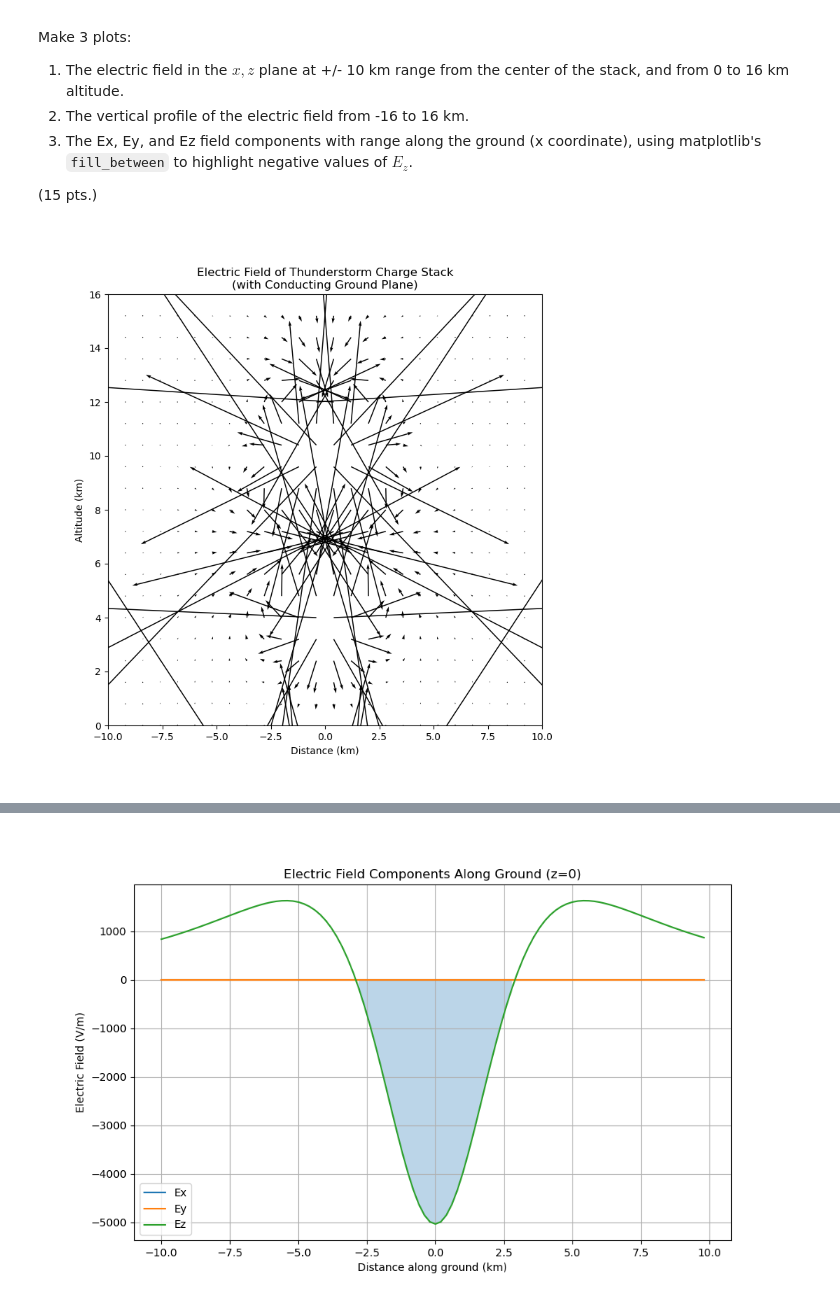
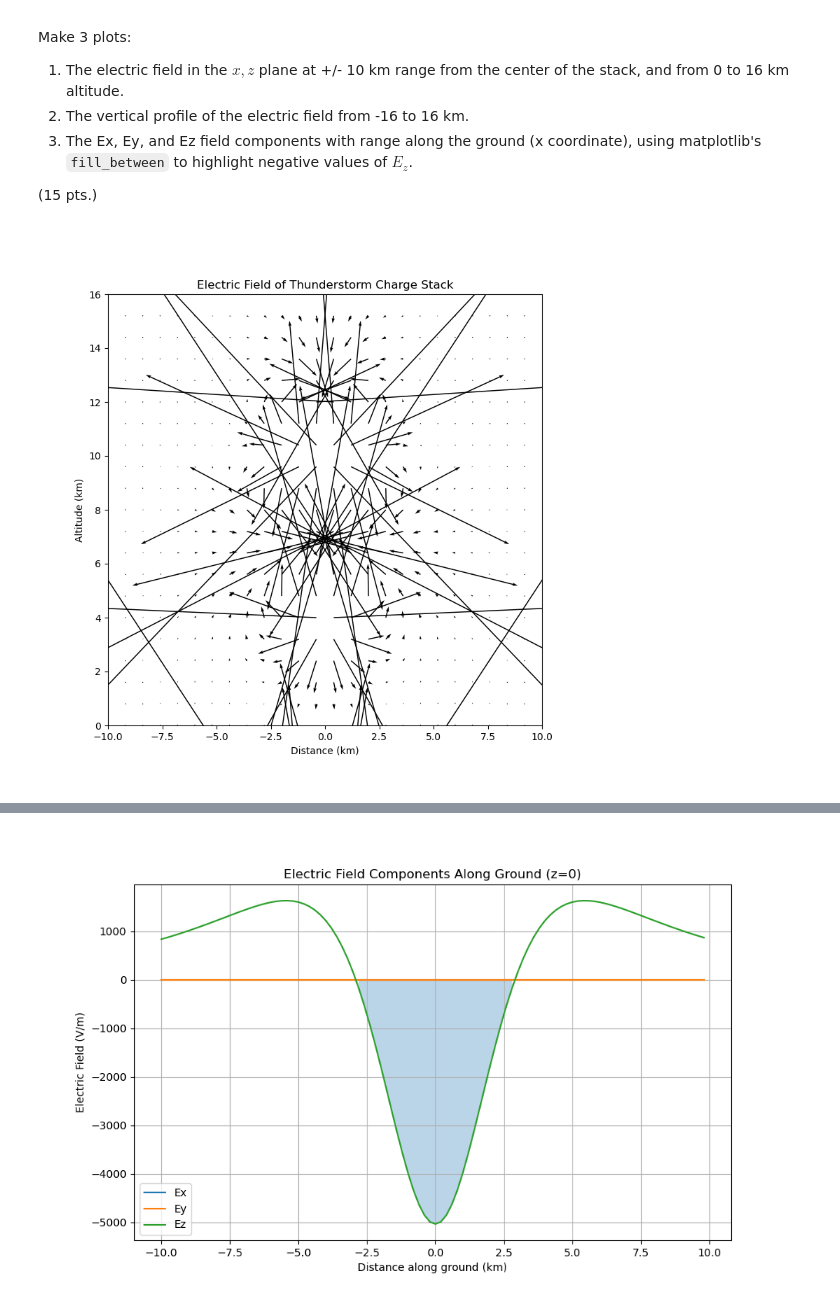
Before and after one commit to anbenz/Electricity, a Jupyter notebook: hw2.ipynb, the cells around one changed output, grey strips where cells are left out. Cells and saved outputs as stored; diff of their text form; code cells hidden in the pictures.

```diff
--- a/hw2.ipynb
+++ b/hw2.ipynb
@@ -373,35 +373,35 @@ r = np.stack([X, Y, Z], axis=-1)
 
 E_total = np.zeros_like(r)
 
 for i in range(len(q)):
     E_total += point_E(r, r0[i], q[i])
 
     r_image = r0[i].copy()
     r_image[2] *= -1
     E_total += point_E(r, r_image, -q[i])
 
 Ex = E_total[...,0]
 Ez = E_total[...,2]
 
 plt.figure(figsize=(8,8))
 skip = 4
 
 plt.quiver(X[::skip,::skip]/1000,
            Z[::skip,::skip]/1000,
            Ex[::skip,::skip],
            Ez[::skip,::skip],
            scale=5e5)
 
 plt.xlabel("Distance (km)")
 plt.ylabel("Altitude (km)")
-plt.title("Electric Field of Thunderstorm Charge Stack\n(with Conducting Ground Plane)")
+plt.title("Electric Field of Thunderstorm Charge Stack")
 
 plt.xlim(-10,10)
 plt.ylim(0,16)
 
 plt.show()
 # %% [output]
-[figure, old version]
+[figure, new version]
 # %%
 E_total = np.zeros_like(r)
 
```
Also changed, not shown: parts of 1 cell of this notebook.
